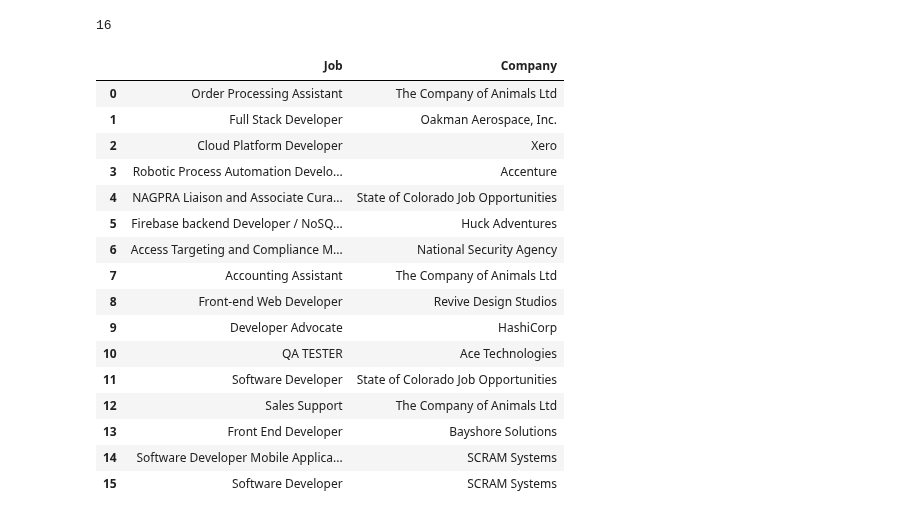
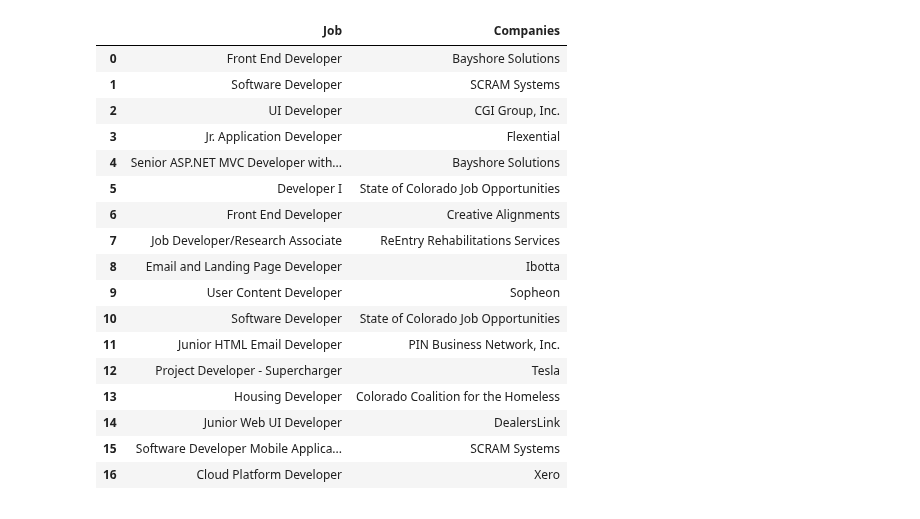
Before and after one commit to attila5287/DU_Coding_pr02_Extract-Transform-Load_Indeed-Jobs-Web-Scraping, a Jupyter notebook: DU_Pr02_Extract_Transform_Load_Indeed-Job-Search-Web-Scraping.ipynb, the cells around one changed output. Saved outputs shown, nothing was run; the diff lists cells and outputs as text; code cells hidden in the pictures.

```diff
--- a/DU_Pr02_Extract_Transform_Load_Indeed-Job-Search-Web-Scraping.ipynb
+++ b/DU_Pr02_Extract_Transform_Load_Indeed-Job-Search-Web-Scraping.ipynb
@@ -5,7 +5,4 @@ from bs4 import BeautifulSoup
 import pandas as pd
 import time
 # %%
-URL = 'http://www.indeed.com/jobs?q=developer+%2420%2C000&l=Denver&start=20'
-#conducting a request of the stated URL above:
-page = requests.get(URL)
-print(page)
+URL_backup = 'http://www.indeed.com/jobs?q=developer+%2420%2C000&l=Denver&start=20'
@@ -13,0 +9,7 @@ print(page)
+# %%
+def compile_URL(job,city):
+    base_url = 'https://www.indeed.com/jobs?q='
+    add_1_job= job
+    add_precity = '&l='
+    add_2_city=city
+    return (base_url + add_1_job + add_precity + add_2_city)
@@ -48,29 +57,33 @@ def extract_location_from_result(soup):
     for span in spans:
         locations.append(span.text)
     return(locations)
-# %%
-loc = extract_location_from_result(soup)
-len(loc)
-len(company)
-# %% [output]
-16
-# %%
-pd.DataFrame({ 'Job': jobss,'Company': company})
-# %% [output]
-|  | Job | Company |
-| 0 | Order Processing Assistant | The Company of Animals Ltd |
-| 1 | Full Stack Developer | Oakman Aerospace, Inc. |
-| 2 | Cloud Platform Developer | Xero |
-| 3 | Robotic Process Automation Develo... | Accenture |
-| 4 | NAGPRA Liaison and Associate Cura... | State of Colorado Job Opportunities |
-| 5 | Firebase backend Developer / NoSQ... | Huck Adventures |
-| 6 | Access Targeting and Compliance M... | National Security Agency |
-| 7 | Accounting Assistant | The Company of Animals Ltd |
-| 8 | Front-end Web Developer | Revive Design Studios |
-| 9 | Developer Advocate | HashiCorp |
-| 10 | QA TESTER | Ace Technologies |
-| 11 | Software Developer | State of Colorado Job Opportunities |
-| 12 | Sales Support | The Company of Animals Ltd |
-| 13 | Front End Developer | Bayshore Solutions |
-| 14 | Software Developer Mobile Applica... | SCRAM Systems |
-| 15 | Software Developer | SCRAM Systems |
+# %%
+def scrap_N_frame(job,city):
+    """"" returns a dataframe """""
+    url = compile_URL(job,city)
+    page = requests.get(URL)
+    soup = BeautifulSoup(page.text, 'html.parser')
+    jobtitles = extract_job_title_from_result(soup)
+    companies = extract_company_from_result(soup)
+    return pd.DataFrame({'Job' :jobtitles,'Companies' :companies})
+# %%
+scrap_N_frame('developer','denver')
+# %% [output]
+|  | Job | Companies |
+| 0 | Front End Developer | Bayshore Solutions |
+| 1 | Software Developer | SCRAM Systems |
+| 2 | UI Developer | CGI Group, Inc. |
+| 3 | Jr. Application Developer | Flexential |
+| 4 | Senior ASP.NET MVC Developer with... | Bayshore Solutions |
+| 5 | Developer I | State of Colorado Job Opportunities |
+| 6 | Front End Developer | Creative Alignments |
+| 7 | Job Developer/Research Associate | ReEntry Rehabilitations Services |
+| 8 | Email and Landing Page Developer | Ibotta |
+| 9 | User Content Developer | Sopheon |
+| 10 | Software Developer | State of Colorado Job Opportunities |
+| 11 | Junior HTML Email Developer | PIN Business Network, Inc. |
+| 12 | Project Developer - Supercharger | Tesla |
+| 13 | Housing Developer | Colorado Coalition for the Homeless |
+| 14 | Junior Web UI Developer | DealersLink |
+| 15 | Software Developer Mobile Applica... | SCRAM Systems |
+| 16 | Cloud Platform Developer | Xero |
```
Also changed, not shown: parts of 5 cells of this notebook.
